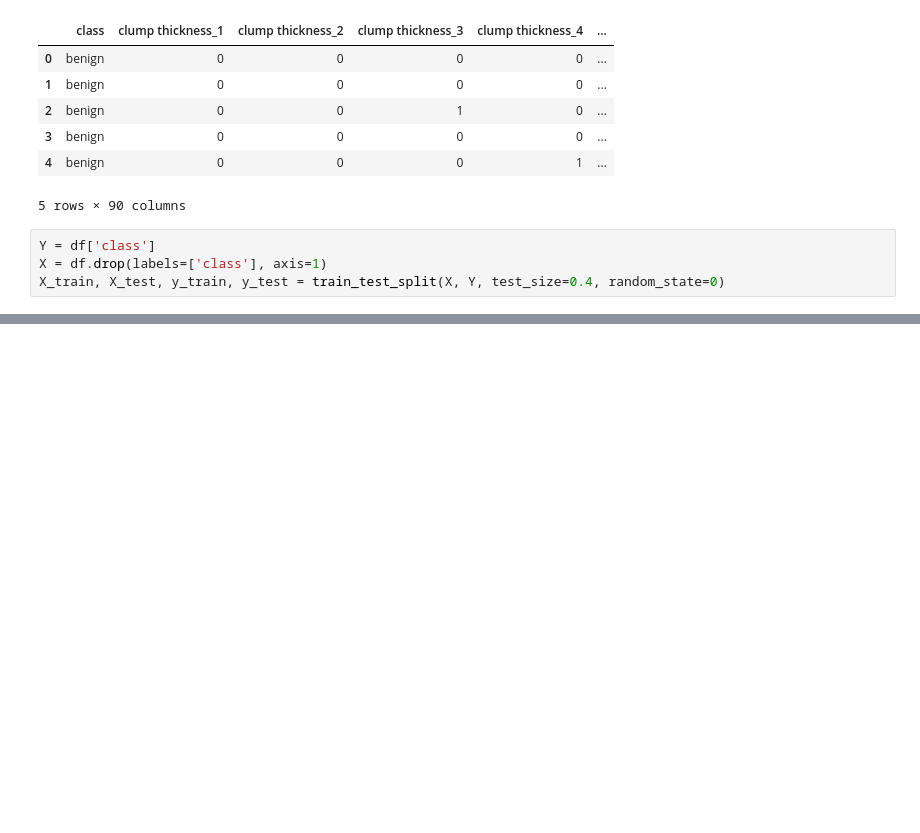
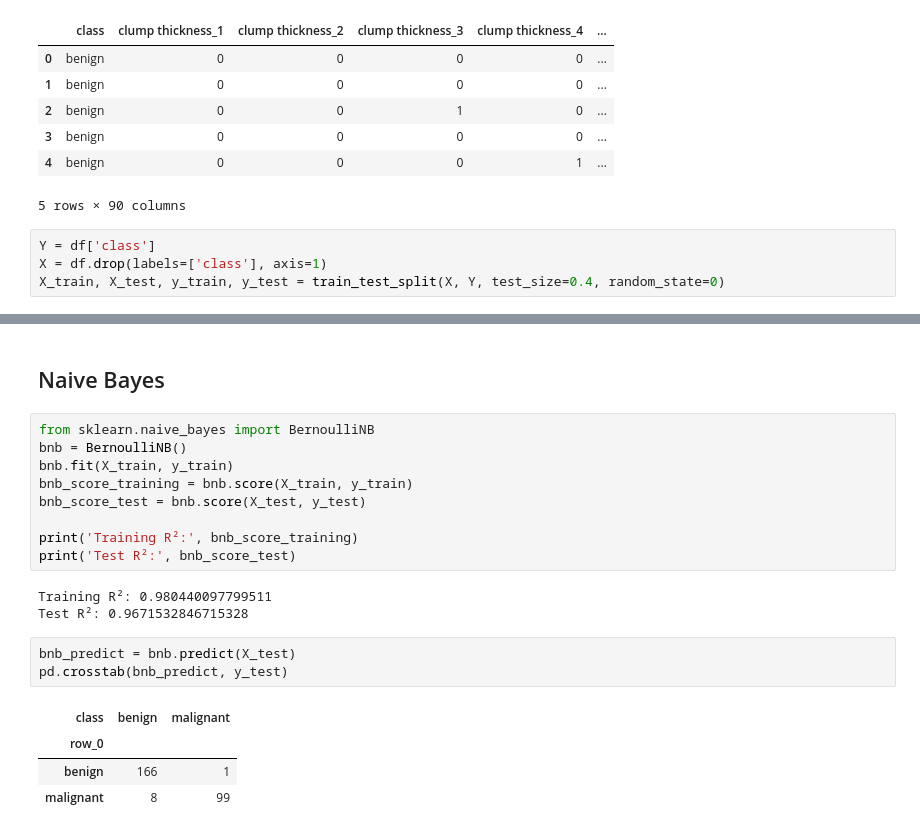
Before and after one commit to esthersweon/thinkful, a Jupyter notebook: main/unit_3/lesson_6_project_5.ipynb, the cells around one changed output, grey strips where cells are left out. Saved outputs shown, nothing was run; the diff lists cells and outputs as text; blank space fills up the shorter version.

Commit message:
Add Naive Bayes to Cancer Diagnostics

```diff
--- a/main/unit_3/lesson_6_project_5.ipynb
+++ b/main/unit_3/lesson_6_project_5.ipynb
@@ -141,0 +173,22 @@ print('Test R²:', ridge_score_test)
+# %% [markdown]
+## Naive Bayes
+# %%
+from sklearn.naive_bayes import BernoulliNB
+bnb = BernoulliNB()
+bnb.fit(X_train, y_train)
+bnb_score_training = bnb.score(X_train, y_train)
+bnb_score_test = bnb.score(X_test, y_test)
+
+print('Training R²:', bnb_score_training)
+print('Test R²:', bnb_score_test)
+# %% [output]
+Training R²: 0.980440097799511
+Test R²: 0.9671532846715328
+# %%
+bnb_predict = bnb.predict(X_test)
+pd.crosstab(bnb_predict, y_test)
+# %% [output]
+| class | benign | malignant |
+| row_0 |  |  |
+| benign | 166 | 1 |
+| malignant | 8 | 99 |
```
Also changed, not shown: parts of 7 cells of this notebook, 1 other file.
